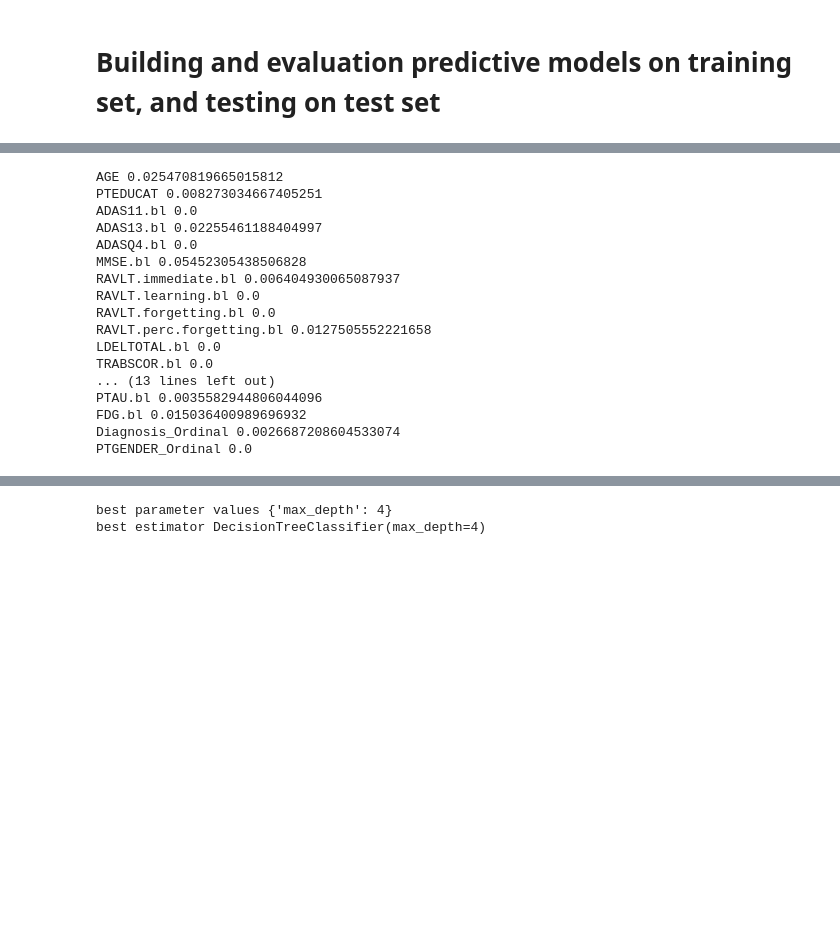
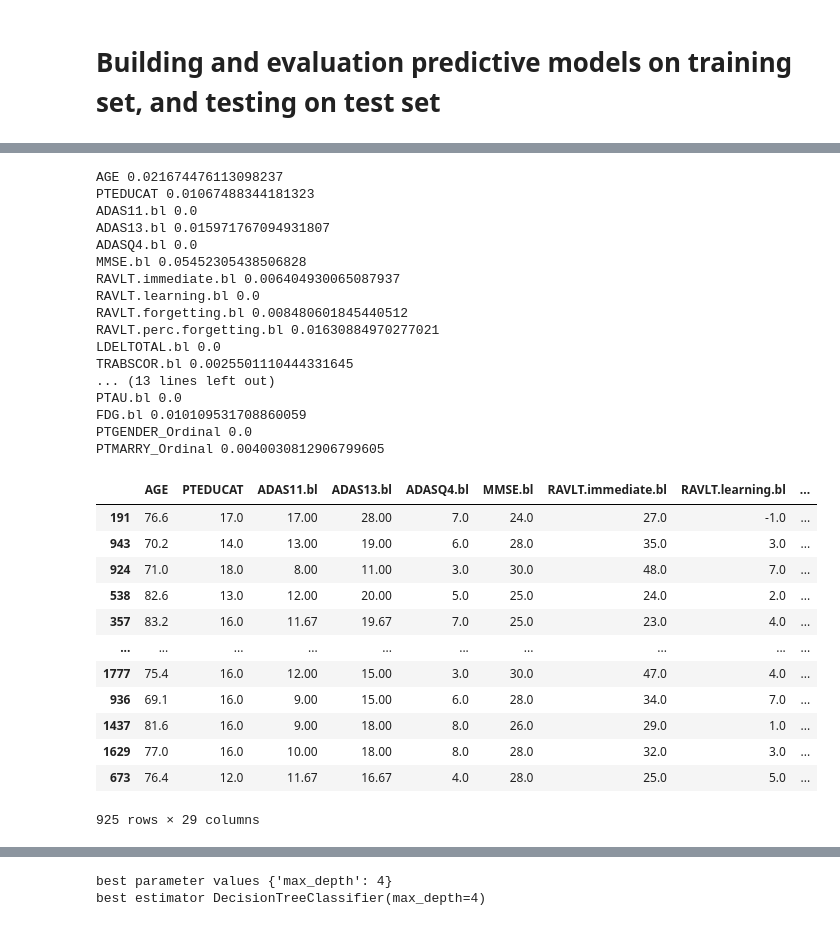
Before and after one commit to CharlotteZepeda/DP-Mini-Project, a Jupyter notebook: data+plotting.ipynb, the cells around one changed output, grey strips where cells are left out. Cells and saved outputs as stored; diff of their text form; code cells hidden in the pictures; blank space fills up the shorter version.

```diff
--- a/data+plotting.ipynb
+++ b/data+plotting.ipynb
@@ -1377,21 +1418,37 @@ and their mean 0.8541491351098645
 # %%
-for name, importance in zip(adNoCN.keys(), dt.feature_importances_):
+for name, importance in zip(pd.DataFrame(test_X).keys(), dt.feature_importances_):
     print(name, importance)
 # %% [output]
-AGE 0.025470819665015812
-PTEDUCAT 0.008273034667405251
+AGE 0.021674476113098237
+PTEDUCAT 0.01067488344181323
 ADAS11.bl 0.0
-ADAS13.bl 0.02255461188404997
+ADAS13.bl 0.015971767094931807
 ADASQ4.bl 0.0
 MMSE.bl 0.05452305438506828
 RAVLT.immediate.bl 0.006404930065087937
 RAVLT.learning.bl 0.0
-RAVLT.forgetting.bl 0.0
-RAVLT.perc.forgetting.bl 0.0127505552221658
+RAVLT.forgetting.bl 0.008480601845440512
+RAVLT.perc.forgetting.bl 0.01630884970277021
 LDELTOTAL.bl 0.0
-TRABSCOR.bl 0.0
+TRABSCOR.bl 0.0025501110444331645
 ... (13 lines left out)
-PTAU.bl 0.0035582944806044096
-FDG.bl 0.015036400989696932
-Diagnosis_Ordinal 0.0026687208604533074
+PTAU.bl 0.0
+FDG.bl 0.010109531708860059
 PTGENDER_Ordinal 0.0
+PTMARRY_Ordinal 0.0040030812906799605
+# %%
+Xtrain
+# %% [output]
+|  | AGE | PTEDUCAT | ADAS11.bl | ADAS13.bl | ADASQ4.bl | MMSE.bl | RAVLT.immediate.bl | RAVLT.learning.bl | ... |
+| 191 | 76.6 | 17.0 | 17.00 | 28.00 | 7.0 | 24.0 | 27.0 | -1.0 | ... |
+| 943 | 70.2 | 14.0 | 13.00 | 19.00 | 6.0 | 28.0 | 35.0 | 3.0 | ... |
+| 924 | 71.0 | 18.0 | 8.00 | 11.00 | 3.0 | 30.0 | 48.0 | 7.0 | ... |
+| 538 | 82.6 | 13.0 | 12.00 | 20.00 | 5.0 | 25.0 | 24.0 | 2.0 | ... |
+| 357 | 83.2 | 16.0 | 11.67 | 19.67 | 7.0 | 25.0 | 23.0 | 4.0 | ... |
+| ... | ... | ... | ... | ... | ... | ... | ... | ... | ... |
+| 1777 | 75.4 | 16.0 | 12.00 | 15.00 | 3.0 | 30.0 | 47.0 | 4.0 | ... |
+| 936 | 69.1 | 16.0 | 9.00 | 15.00 | 6.0 | 28.0 | 34.0 | 7.0 | ... |
+| 1437 | 81.6 | 16.0 | 9.00 | 18.00 | 8.0 | 26.0 | 29.0 | 1.0 | ... |
+| 1629 | 77.0 | 16.0 | 10.00 | 18.00 | 8.0 | 28.0 | 32.0 | 3.0 | ... |
+| 673 | 76.4 | 12.0 | 11.67 | 16.67 | 4.0 | 28.0 | 25.0 | 5.0 | ... |
+925 rows × 29 columns
```
Also changed, not shown: parts of 12 cells of this notebook.
